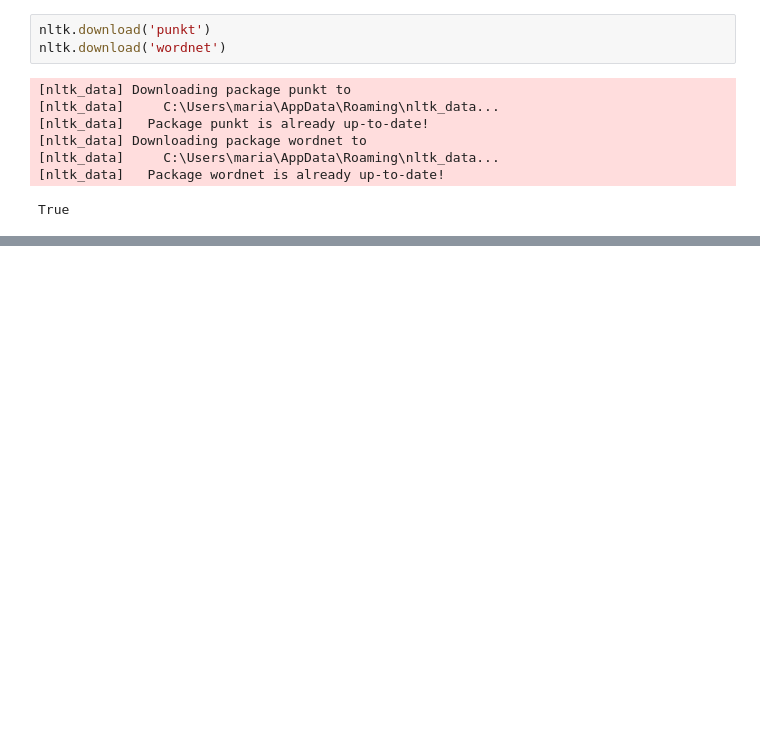
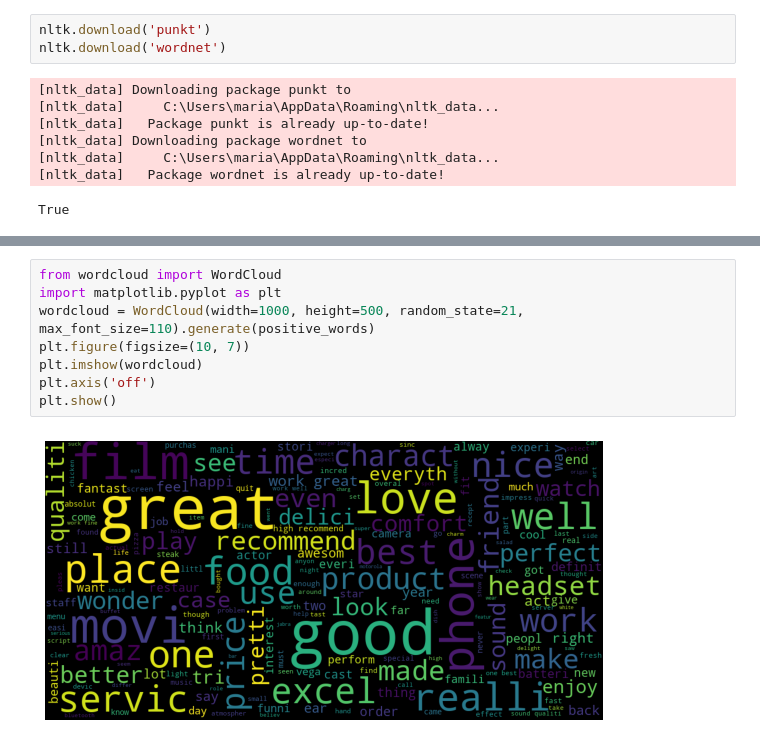
Before and after one commit to mariaaak/NLP---Sentiment-Analysis, a Jupyter notebook: Sentiment Analysis .ipynb, the cells around one changed output, grey strips where cells are left out. Saved outputs shown, nothing was run; the diff lists cells and outputs as text; blank space fills up the shorter version.

```diff
--- a/Sentiment Analysis .ipynb
+++ b/Sentiment Analysis .ipynb
@@ -89,0 +131,10 @@ Name: Review, Length: 2769, dtype: object
+# %%
+from wordcloud import WordCloud
+import matplotlib.pyplot as plt
+wordcloud = WordCloud(width=1000, height=500, random_state=21, max_font_size=110).generate(positive_words)
+plt.figure(figsize=(10, 7))
+plt.imshow(wordcloud)
+plt.axis('off')
+plt.show()
+# %% [output]
+[figure, added]
```
Also changed, not shown: parts of 36 cells of this notebook.
